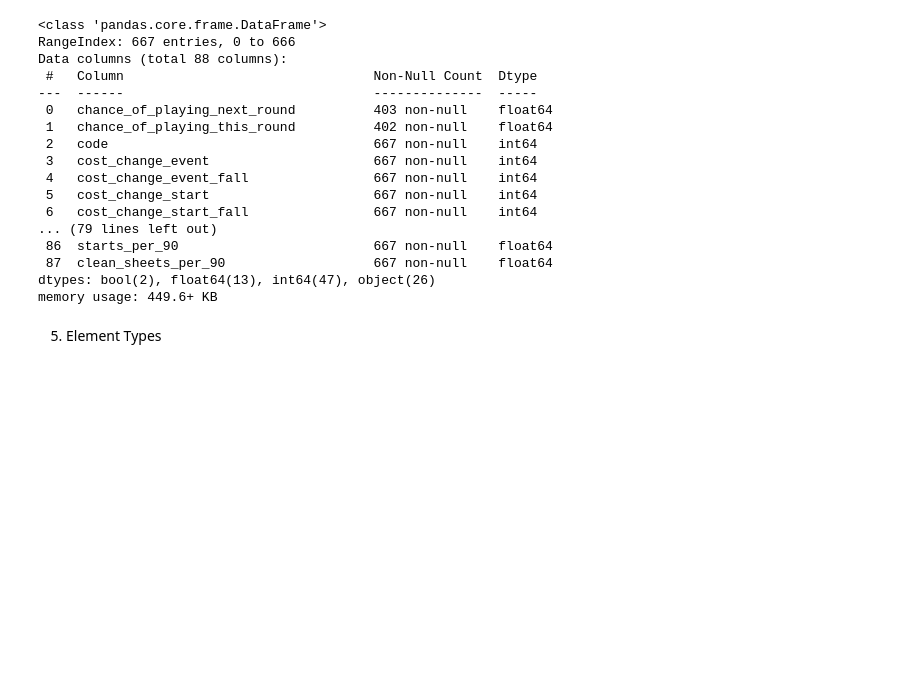
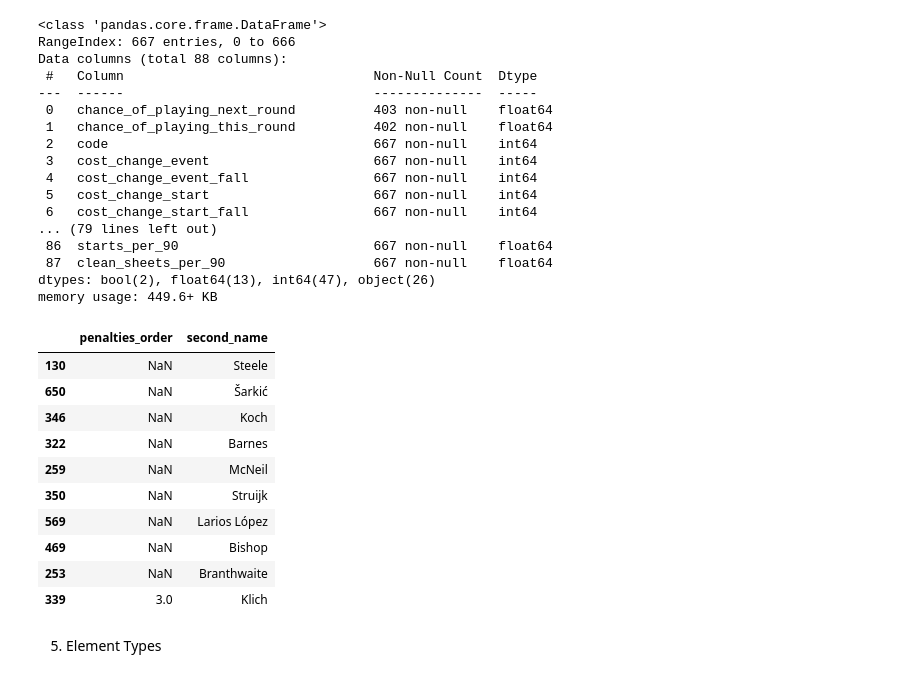
Before and after one commit to sibanda1989/FantasyPL_Analysis_2122, a Jupyter notebook: HS_FPL_22_23.ipynb, the cells around one changed output. Cells and saved outputs as stored; diff of their text form; code cells hidden in the pictures; blank space fills up the shorter version.

```diff
--- a/HS_FPL_22_23.ipynb
+++ b/HS_FPL_22_23.ipynb
@@ -119,3 +119,17 @@ Data columns (total 88 columns):
  87  clean_sheets_per_90                   667 non-null    float64
 dtypes: bool(2), float64(13), int64(47), object(26)
 memory usage: 449.6+ KB
+# %%
+elements_df[['penalties_order','second_name']].sample(10)
+# %% [output]
+|  | penalties_order | second_name |
+| 130 | NaN | Steele |
+| 650 | NaN | Šarkić |
+| 346 | NaN | Koch |
+| 322 | NaN | Barnes |
+| 259 | NaN | McNeil |
+| 350 | NaN | Struijk |
+| 569 | NaN | Larios López |
+| 469 | NaN | Bishop |
+| 253 | NaN | Branthwaite |
+| 339 | 3.0 | Klich |
```
Also changed, not shown: parts of 8 cells of this notebook.
